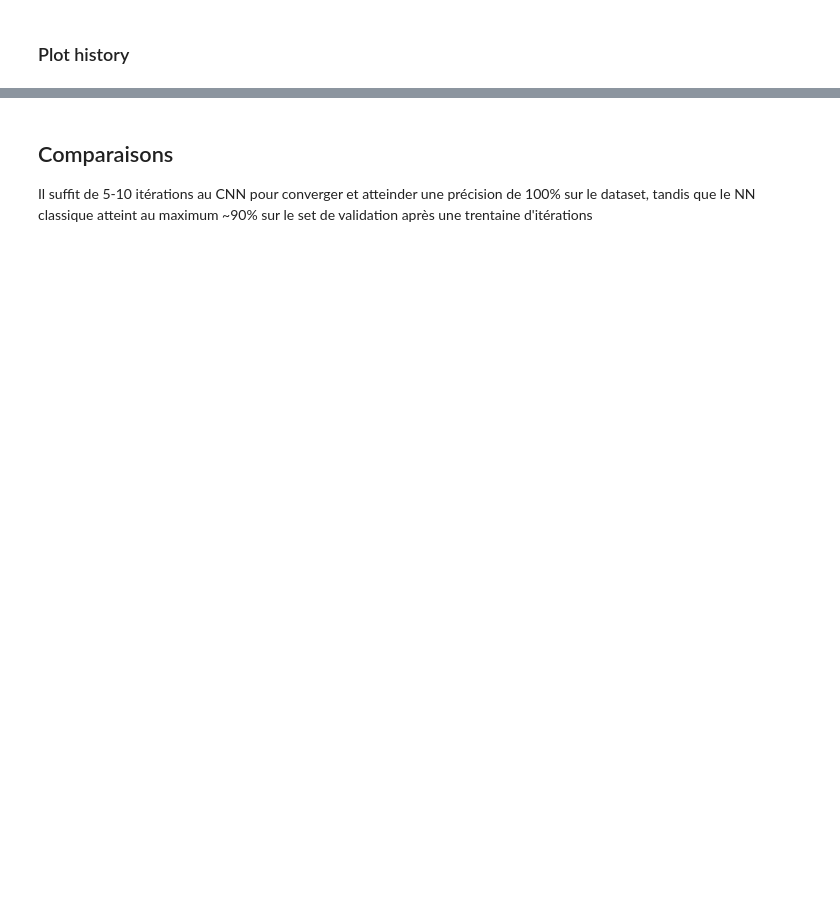
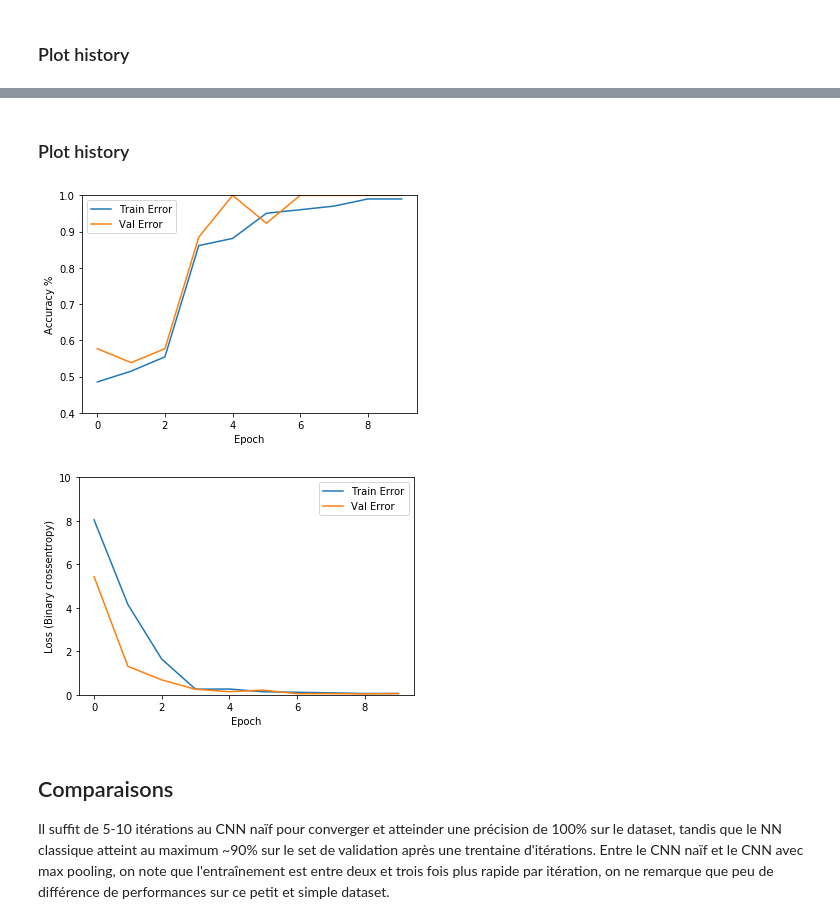
Before and after one commit to Pythalex/Pizzageon, a Jupyter notebook: Pizzageon.ipynb, the cells around one changed output, grey strips where cells are left out. Saved outputs shown, nothing was run; the diff lists cells and outputs as text; code cells hidden in the pictures; blank space fills up the shorter version.

Commit message:
Updated dataset and added content to notebook
Dataset was not yet updated with new create dataset script

Convnet with maxpooling was added to the notebook for comparison with naive conv2d

```diff
--- a/Pizzageon.ipynb
+++ b/Pizzageon.ipynb
@@ -254,6 +286,7 @@ print(dataset.target[:3])
 # %% [markdown]
 ### Train
 # %%
+EPOCHS = 10
 cnn_history = model_cnn.fit(dataset.data, dataset.target, validation_split=0.2, epochs=EPOCHS)
 # %% [output]
 Train on 101 samples, validate on 26 samples
@@ -282,0 +320,8 @@ plot_history(cnn_history)
+# %%
+model_mp = keras.Sequential()
+# On change le nombre de filtres dans les conv2d, on met moins de filtres primitifs mais plus pour les features de haut niveau
+model_mp.add(keras.layers.Conv2D(32, kernel_size=3, activation='relu', input_shape=(200, 200, 3)))
+model_mp.add(keras.layers.MaxPooling2D((2, 2)))
+model_mp.add(keras.layers.Conv2D(64, kernel_size=3, activation='relu'))
+model_mp.add(keras.layers.Flatten())
+model_mp.add(keras.layers.Dense(1, activation='sigmoid'))
@@ -282,0 +330,4 @@ plot_history(cnn_history)
+# %%
+model_mp.compile(optimizer='adam',
+                loss='binary_crossentropy',
+                metrics=['accuracy'])
@@ -282,0 +346,2 @@ plot_history(cnn_history)
+# %%
+history = model_mp.fit(dataset.data, dataset.target, validation_split=0.2, epochs=EPOCHS)
@@ -283,4 +367,12 @@ plot_history(cnn_history)
+# %% [markdown]
+### Plot history
+# %%
+plot_history(history)
+# %% [output]
+[figure, added]
+[figure, added]
 # %% [markdown]
 ## Comparaisons
 
-Il suffit de 5-10 itérations au CNN pour converger et atteinder une précision de 100% sur le dataset, tandis que le NN classique atteint au maximum ~90% sur le set de validation après une trentaine d'itérations
+Il suffit de 5-10 itérations au CNN naïf pour converger et atteinder une précision de 100% sur le dataset, tandis que le NN classique atteint au maximum ~90% sur le set de validation après une trentaine d'itérations.
+Entre le CNN naïf et le CNN avec max pooling, on note que l'entraînement est entre deux et trois fois plus rapide par itération, on ne remarque que peu de différence de performances sur ce petit et simple dataset.
```
Also changed, not shown: parts of 19 cells of this notebook.
